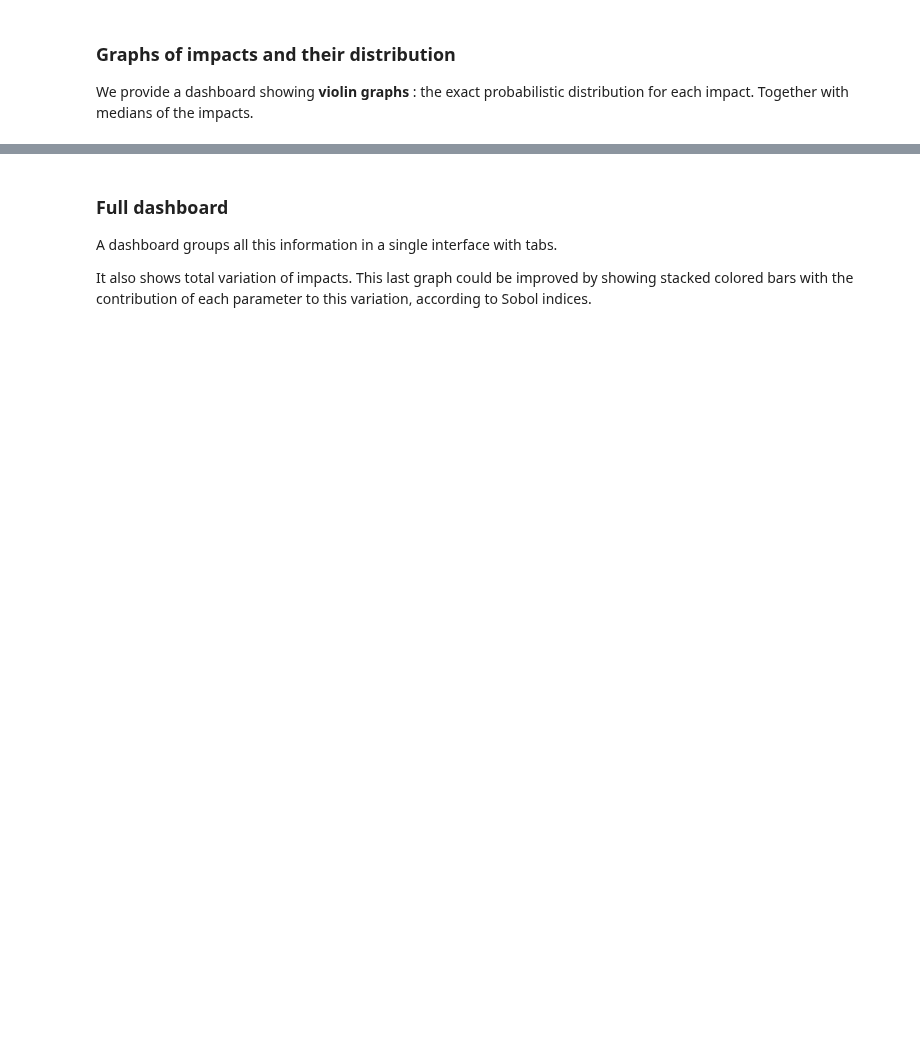
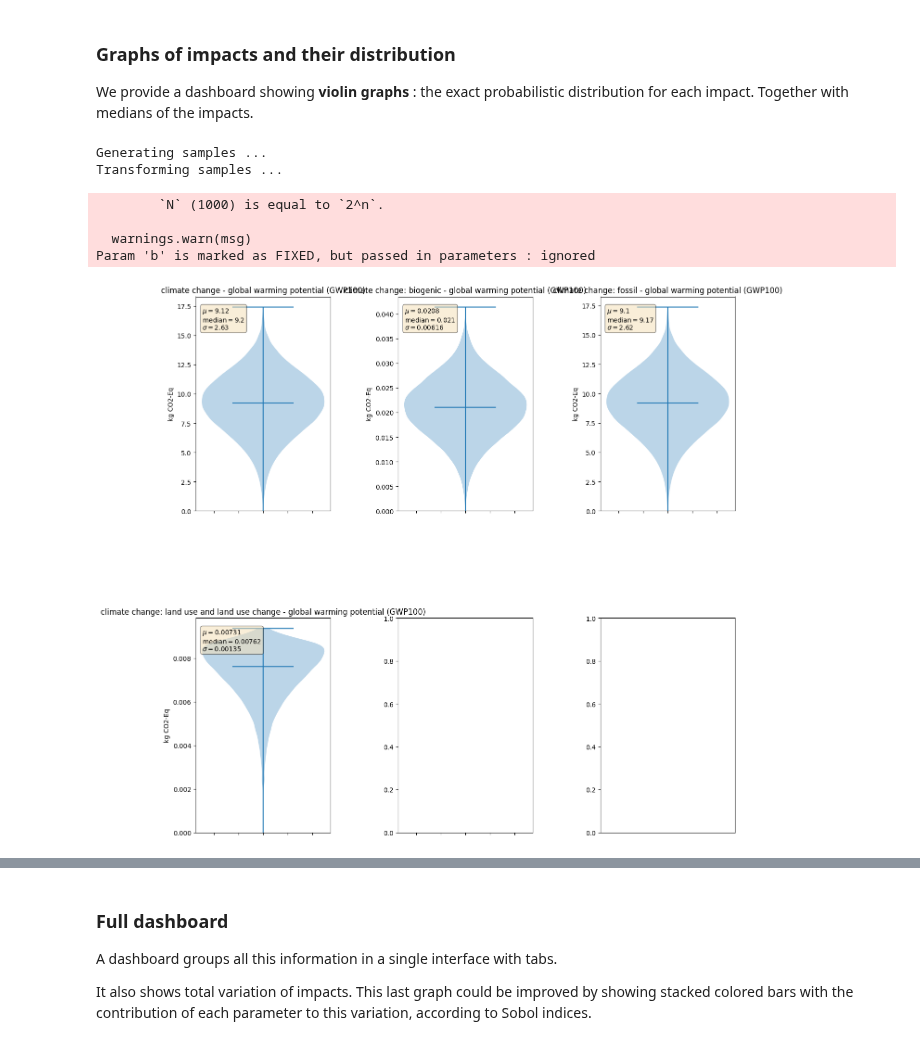
Before and after one commit to oie-mines-paristech/lca_algebraic, a Jupyter notebook: example-notebook.ipynb, the cells around one changed output, grey strips where cells are left out. Saved outputs shown, nothing was run; the diff lists cells and outputs as text; code cells hidden in the pictures; blank space fills up the shorter version.

```diff
--- a/example-notebook.ipynb
+++ b/example-notebook.ipynb
@@ -657,14 +644,22 @@ incer_stochastic_matrix(
 
 We provide a dashboard showing **violin graphs** : the exact probabilistic distribution for each impact. Together with medians of the impacts.
 # %%
-incer_stochastic_violin(
+agb.incer_stochastic_violin(
     total_inventory, impacts,
     functional_unit=functional_value,
 
     # Optionnal layout parameters
     figspace=(0.5,0.5),
     figsize=(15, 15),
     sharex=True,
     nb_cols=3)
+# %% [output]
+Generating samples ...
+Transforming samples ...
+        `N` (1000) is equal to `2^n`.
+
+  warnings.warn(msg)
+Param 'b' is marked as FIXED, but passed in parameters : ignored
+[figure, added]
 # %%
 ##### Alternatively, graphs can be shown horizontally, together with a box of statistical outcomes
```
Also changed, not shown: parts of 21 cells of this notebook, 3 other files.
